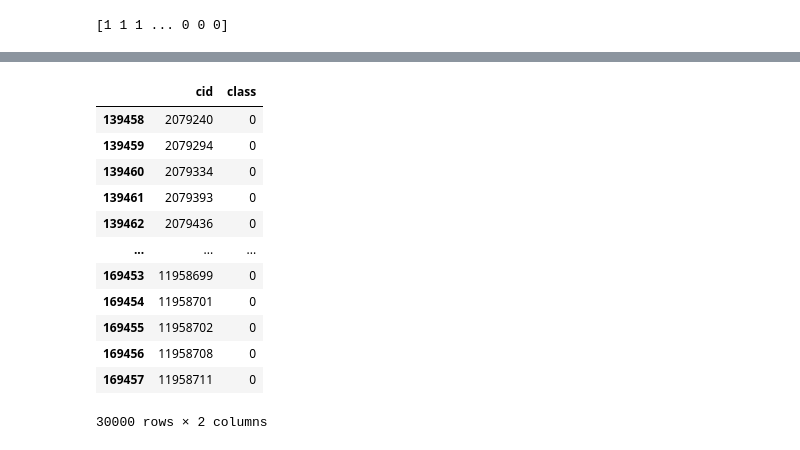
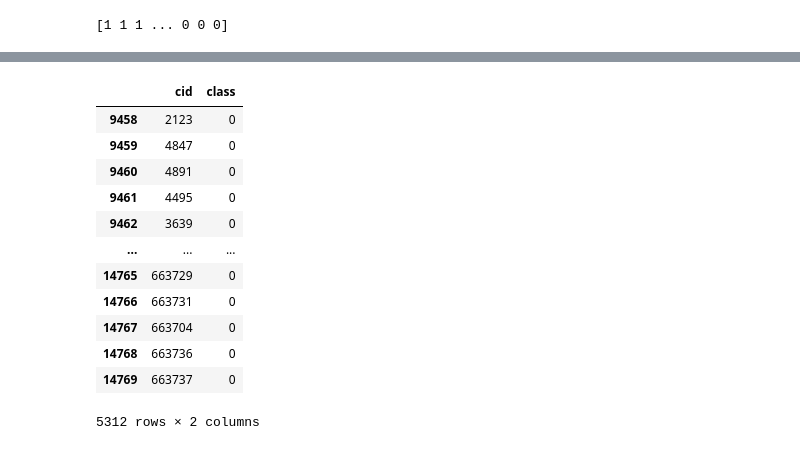
Before and after one commit to nattrio/NF-kB-prediction, a Jupyter notebook: get_smiles.ipynb, the cells around one changed output, grey strips where cells are left out. Drawn from its saved outputs; the diff is of its cells as text; code cells hidden in the pictures.

```diff
--- a/get_smiles.ipynb
+++ b/get_smiles.ipynb
@@ -32,6 +10,6 @@ downloaded.GetContentFile('GeneID_4790_bioactivity_gene.csv')        # replace t
 # %%
 import pandas as pd
-df = pd.read_csv("GeneID_4790_bioactivity_gene.csv", header=0)
+df = pd.read_csv("/content/drive/My Drive/[0]Study/Bio-Comp/Gene/GeneID_4790_bioactivity_gene.csv", header=0)
 df.info()
 # df.groupby(['activity']).count()
 # %% [output]
@@ -97,22 +89,20 @@ Successfully installed pubchempy-1.0.4
 # %%
-# 228790
-df_inactive = df.loc[df['class'] == 0].tail(98790)
-df_inactive = df_inactive.head(30000)
+df_inactive = df.loc[df['class'] == 0].head(5312)
 df_inactive
 # %% [output]
 |  | cid | class |
-| 139458 | 2079240 | 0 |
-| 139459 | 2079294 | 0 |
-| 139460 | 2079334 | 0 |
-| 139461 | 2079393 | 0 |
-| 139462 | 2079436 | 0 |
+| 9458 | 2123 | 0 |
+| 9459 | 4847 | 0 |
+| 9460 | 4891 | 0 |
+| 9461 | 4495 | 0 |
+| 9462 | 3639 | 0 |
 | ... | ... | ... |
-| 169453 | 11958699 | 0 |
-| 169454 | 11958701 | 0 |
-| 169455 | 11958702 | 0 |
-| 169456 | 11958708 | 0 |
-| 169457 | 11958711 | 0 |
+| 14765 | 663729 | 0 |
+| 14766 | 663731 | 0 |
+| 14767 | 663704 | 0 |
+| 14768 | 663736 | 0 |
+| 14769 | 663737 | 0 |
-30000 rows × 2 columns
+5312 rows × 2 columns
 # %%
 def to_smiles(data):
     smiles = []
```
Also changed, not shown: parts of 10 cells of this notebook.
